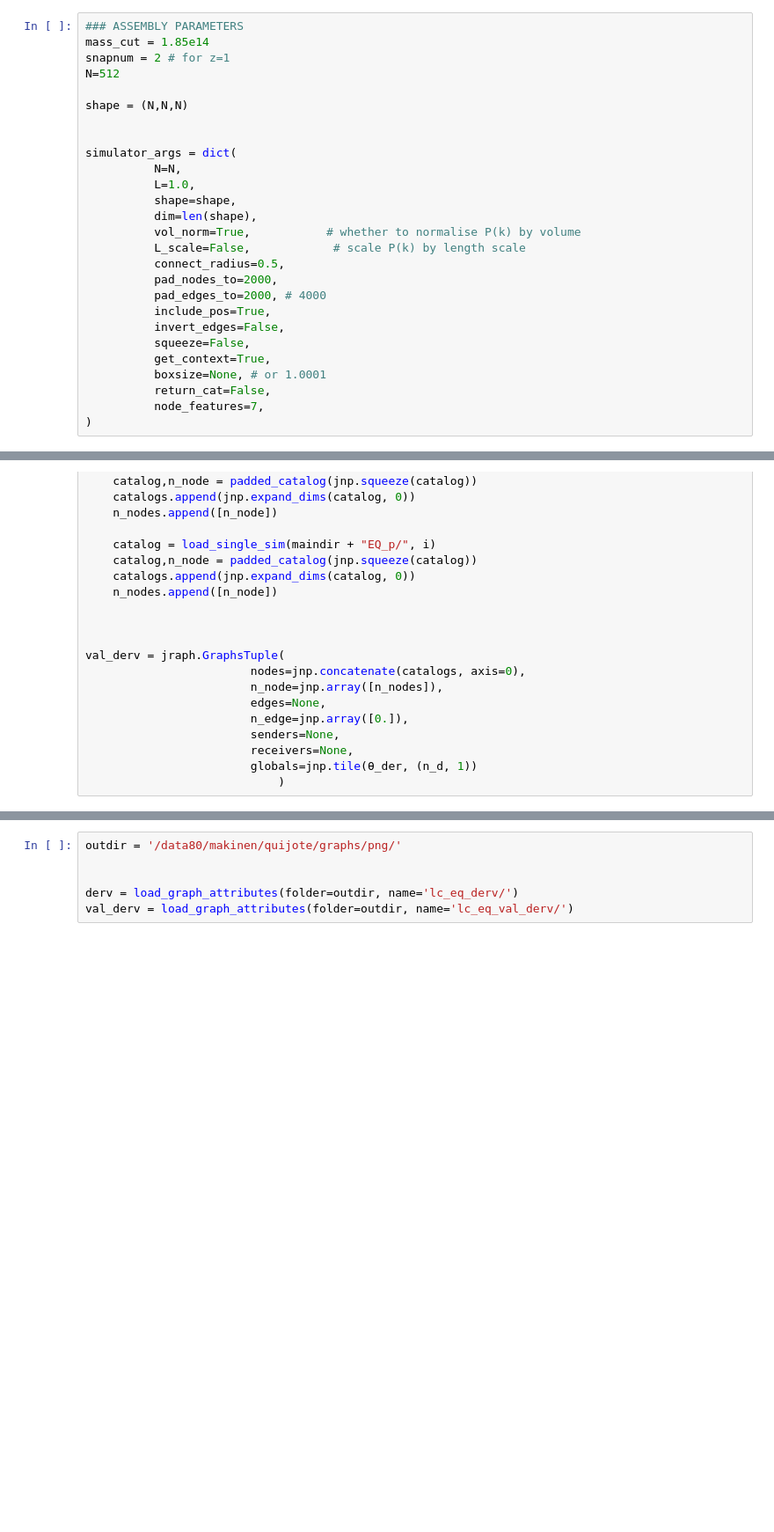
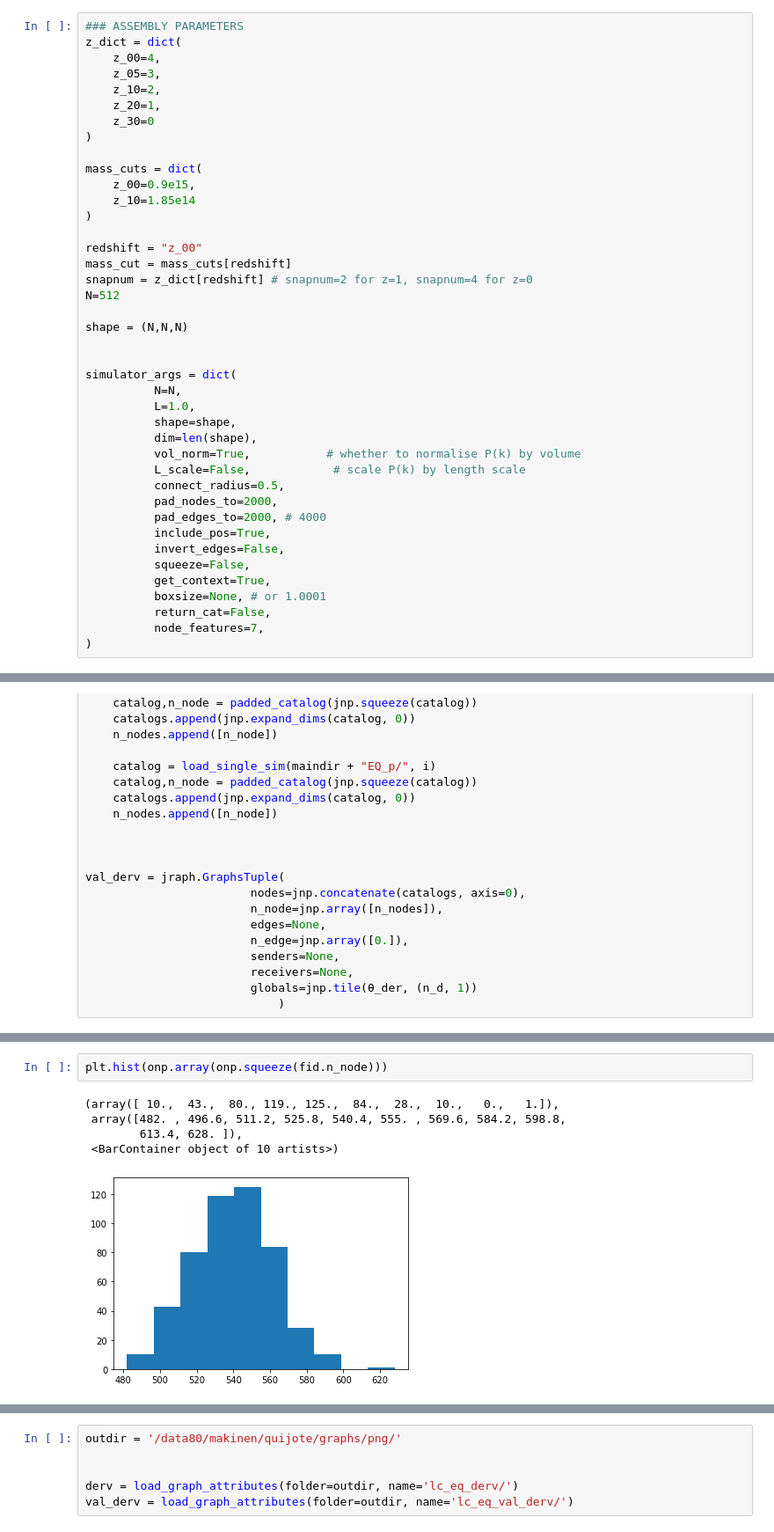
Before and after one commit to tlmakinen/graphPNG, a Jupyter notebook: assembly.ipynb, the cells around one changed output, grey strips where cells are left out. Shown: that part at 88% size. Saved outputs shown, nothing was run; the diff lists cells and outputs as text; blank space fills up the shorter version.

```diff
--- a/assembly.ipynb
+++ b/assembly.ipynb
@@ -665,8 +665,22 @@ def plot_graph(graph,
 ORDER OF FEATURES: mass, velx3, posx3
 # %%
 ### ASSEMBLY PARAMETERS
-mass_cut = 1.85e14
-snapnum = 2 # for z=1
+z_dict = dict(
+    z_00=4,
+    z_05=3,
+    z_10=2,
+    z_20=1,
+    z_30=0
+)
+
+mass_cuts = dict(
+    z_00=0.9e15,
+    z_10=1.85e14
+)
+
+redshift = "z_00"
+mass_cut = mass_cuts[redshift]
+snapnum = z_dict[redshift] # snapnum=2 for z=1, snapnum=4 for z=0
 N=512
 
 shape = (N,N,N)
@@ -1040,3 +1064,11 @@ val_derv = jraph.GraphsTuple(
+# %%
+plt.hist(onp.array(onp.squeeze(fid.n_node)))
+# %% [output]
+(array([ 10.,  43.,  80., 119., 125.,  84.,  28.,  10.,   0.,   1.]),
+ array([482. , 496.6, 511.2, 525.8, 540.4, 555. , 569.6, 584.2, 598.8,
+        613.4, 628. ]),
+ <BarContainer object of 10 artists>)
+[figure, added]
 # %%
 from pathlib import Path
 #Path("/my/directory").mkdir(parents=True, exist_ok=True)
```
Also changed, not shown: parts of 6 cells of this notebook, 3 other files.
